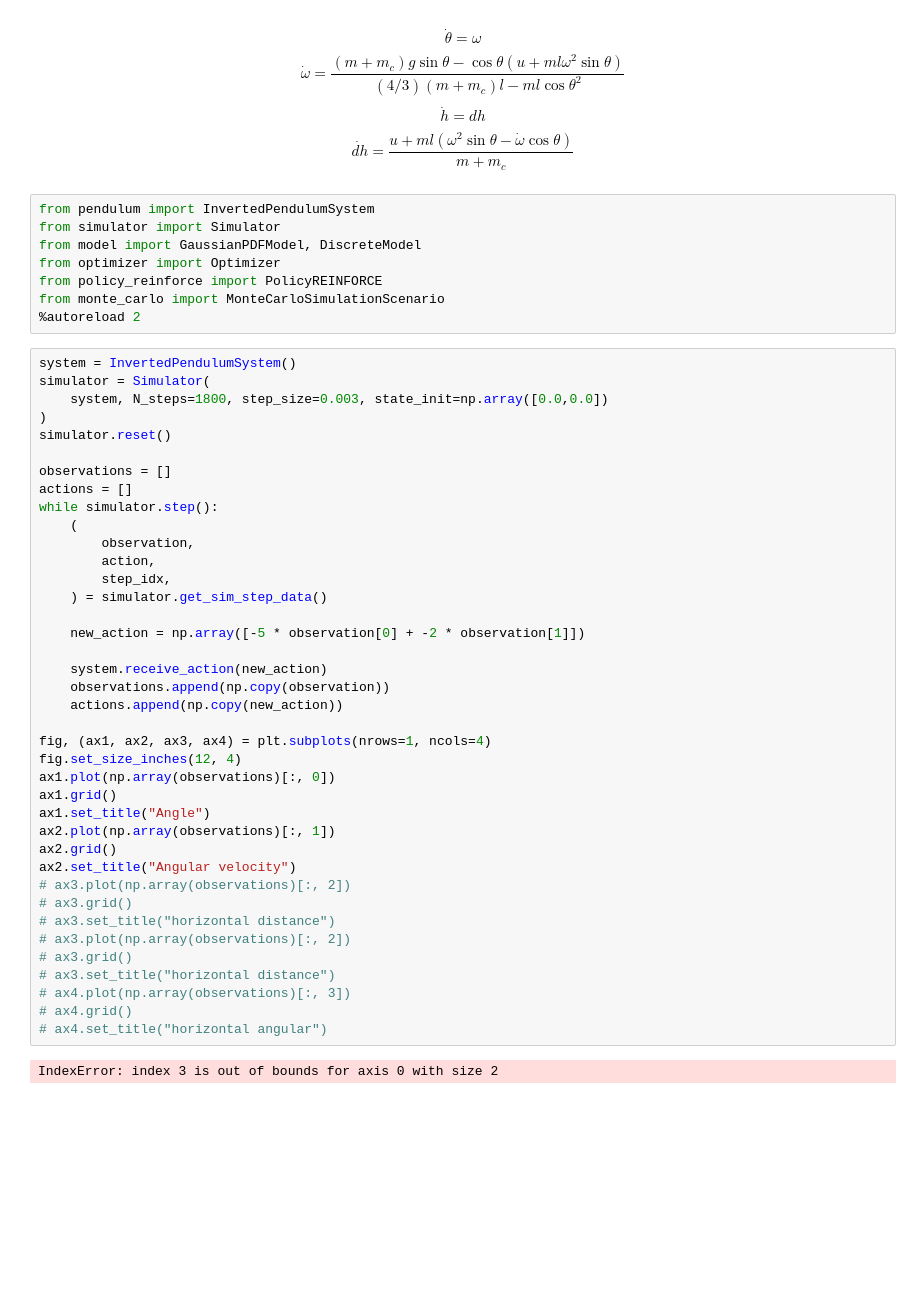
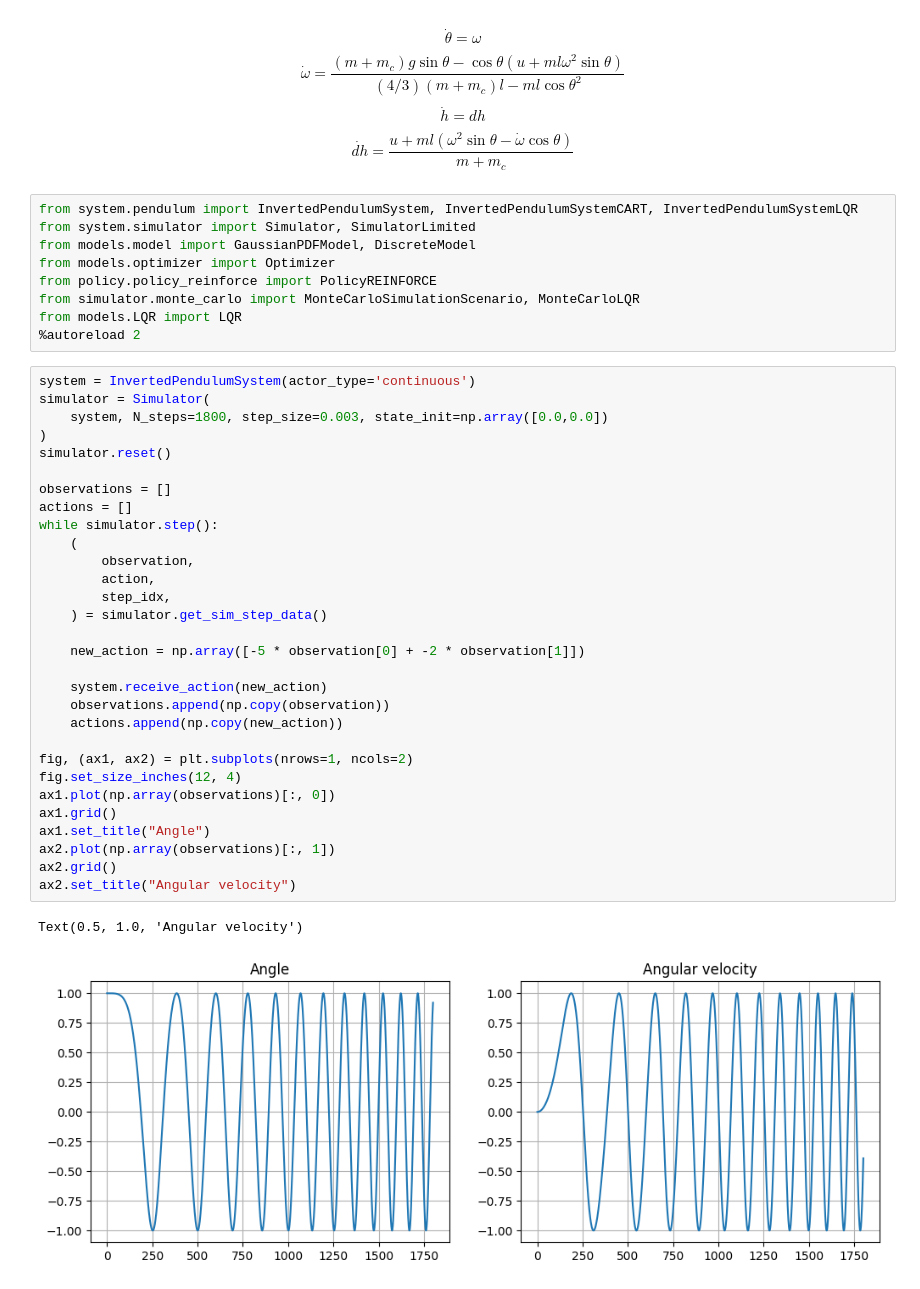
Before and after one commit to BogChamp/rl_project, a Jupyter notebook: RL_project.ipynb, the cells around one changed output. Drawn from its saved outputs; the diff is of its cells as text; blank space fills up the shorter version.

```diff
--- a/RL_project.ipynb
+++ b/RL_project.ipynb
@@ -13,51 +13,44 @@ $$\dot{\omega} = \frac{(m+m_c)g\sin{\theta} - \cos{\theta}(u + ml\omega^2\sin{\t
 $$\dot{h} = dh$$
 $$\dot{dh} = \frac{u + ml(\omega^2\sin{\theta} - \dot{\omega}\cos{\theta})}{m + m_c}$$
 # %%
-from pendulum import InvertedPendulumSystem
-from simulator import Simulator
-from model import GaussianPDFModel, DiscreteModel
-from optimizer import Optimizer
-from policy_reinforce import PolicyREINFORCE
-from monte_carlo import MonteCarloSimulationScenario
+from system.pendulum import InvertedPendulumSystem, InvertedPendulumSystemCART, InvertedPendulumSystemLQR
+from system.simulator import Simulator, SimulatorLimited
+from models.model import GaussianPDFModel, DiscreteModel
+from models.optimizer import Optimizer
+from policy.policy_reinforce import PolicyREINFORCE
+from simulator.monte_carlo import MonteCarloSimulationScenario, MonteCarloLQR
+from models.LQR import LQR
 %autoreload 2
 # %%
-system = InvertedPendulumSystem()
+system = InvertedPendulumSystem(actor_type='continuous')
 simulator = Simulator(
     system, N_steps=1800, step_size=0.003, state_init=np.array([0.0,0.0])
 )
 simulator.reset()
 
 observations = []
 actions = []
 while simulator.step():
     (
         observation,
         action,
         step_idx,
     ) = simulator.get_sim_step_data()
 
     new_action = np.array([-5 * observation[0] + -2 * observation[1]])
 
     system.receive_action(new_action)
     observations.append(np.copy(observation))
     actions.append(np.copy(new_action))
 
-fig, (ax1, ax2, ax3, ax4) = plt.subplots(nrows=1, ncols=4)
+fig, (ax1, ax2) = plt.subplots(nrows=1, ncols=2)
 fig.set_size_inches(12, 4)
 ax1.plot(np.array(observations)[:, 0])
 ax1.grid()
 ax1.set_title("Angle")
 ax2.plot(np.array(observations)[:, 1])
 ax2.grid()
 ax2.set_title("Angular velocity")
-# ax3.plot(np.array(observations)[:, 2])
-# ax3.grid()
-# ax3.set_title("horizontal distance")
-# ax3.plot(np.array(observations)[:, 2])
-# ax3.grid()
-# ax3.set_title("horizontal distance")
-# ax4.plot(np.array(observations)[:, 3])
-# ax4.grid()
-# ax4.set_title("horizontal angular")
 # %% [output]
-IndexError: index 3 is out of bounds for axis 0 with size 2
+Text(0.5, 1.0, 'Angular velocity')
+[figure, added]
```
Also changed, not shown: parts of 12 cells of this notebook, 9 other files.
